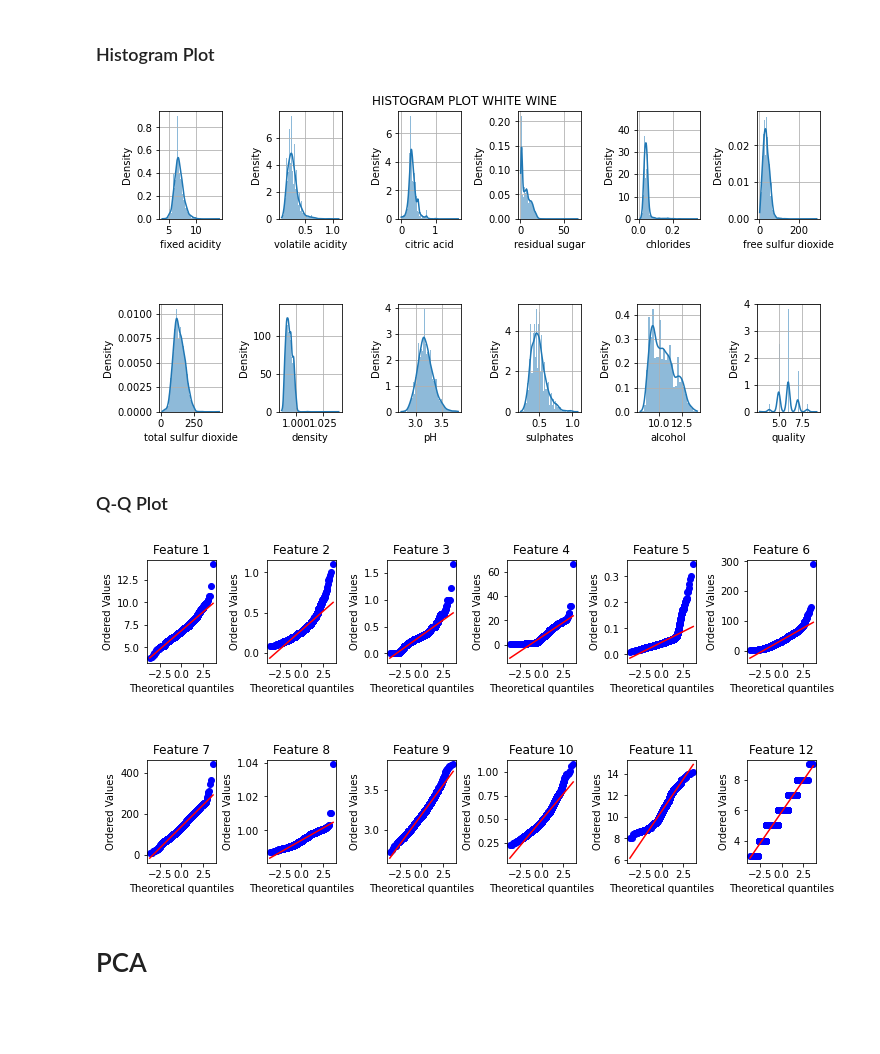
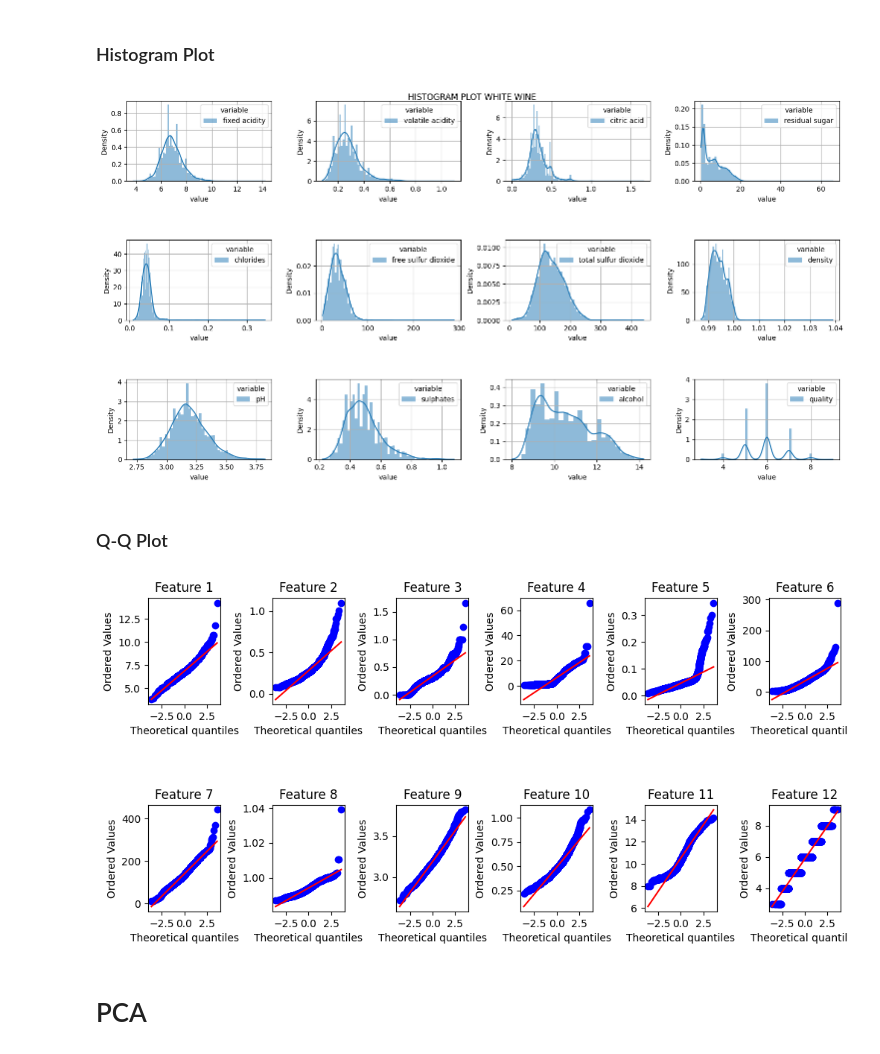
Before and after one commit to MarcoMungaiCoppolino/Data-Science-Portfolio, a Jupyter notebook: Wine_Quality/notebooks/01-first-logical-notebook.ipynb, the cells around one changed output. Cells and saved outputs as stored; diff of their text form; code cells hidden in the pictures; blank space fills up the shorter version.

```diff
--- a/Wine_Quality/notebooks/01-first-logical-notebook.ipynb
+++ b/Wine_Quality/notebooks/01-first-logical-notebook.ipynb
@@ -28,7 +28,7 @@ I vini vengono infatti divisi, tramite l' attributo 'quality' in 10 classi (da 1
 # %% [markdown]
 Si inizia con l' importare il primo database, rinominando le colonne e assicurandoci che i valori siano importati correttamente.
 # %%
-red_wine = pd.read_csv('Wine_Quality/data/cleaned/winequality-red.csv', sep=';', header=None).drop(0)
+red_wine = pd.read_csv('../data/cleaned/winequality-red.csv', sep=';', header=None).drop(0)
 
 col_names = ['fixed acidity', 'volatile acidity', 'citric acid', 'residual sugar', 'chlorides', 'free sulfur dioxide', 'total sulfur dioxide', 'density', 'pH', 'sulphates', 'alcohol', 'quality' ]
 rename_dict = {k: col_names[k] for k in range(12)}
@@ -116,7 +114,7 @@ plt.show()
 # %% [markdown]
 Si importa il secondo database, rinominando le colonne e assicurandoci che i valori siano importati correttamente.
 # %%
-white_wine = pd.read_csv('Data_Sets/winequality-white.CSV', sep=';', header=None).drop(0)
+white_wine = pd.read_csv('../data/cleaned//winequality-white.CSV', sep=';', header=None).drop(0)
 
 col_names = ['fixed acidity', 'volatile acidity', 'citric acid', 'residual sugar', 'chlorides', 'free sulfur dioxide', 'total sulfur dioxide', 'density', 'pH', 'sulphates', 'alcohol', 'quality' ]
 rename_dict = {k: col_names[k] for k in range(12)}
@@ -190,11 +188,11 @@ from scipy.stats import normaltest
 # %% [markdown]
 ###  Histogram Plot
 # %%
-Hfig_redwine, ax = plt.subplots(ncols=6, nrows=2, figsize=(10,5))
+Hfig_redwine, ax = plt.subplots(ncols=4, nrows=3, figsize=(15,8))
 index = 0
 ax = ax.flatten()
 for col, value in red_wine.items():
-    sns.histplot(value, ax=ax[index], kde=True, stat="density", linewidth=0)
+    sns.histplot(data=red_wine.loc[:, [col]].melt(), hue="variable", x="value", ax=ax[index], kde=True, stat="density", linewidth=0)
     ax[index].grid()
     index += 1
 
@@ -226,17 +224,17 @@ plt.show()
 # %% [markdown]
 ###  Histogram Plot
 # %%
-Hfig_whitewine, ax = plt.subplots(ncols=6, nrows=2, figsize=(10,5))
+Hfig_whitewine, ax = plt.subplots(ncols=4, nrows=3, figsize=(15,8))
 index = 0
 ax = ax.flatten()
 for col, value in white_wine.items():
-    sns.histplot(value, ax=ax[index], kde=True, stat="density", linewidth=0)
+    sns.histplot(data=white_wine.loc[:, [col]].melt(), hue="variable", x="value", ax=ax[index], kde=True, stat="density", linewidth=0)
     ax[index].grid()
     index += 1
 Hfig_whitewine.suptitle('HISTOGRAM PLOT WHITE WINE')
 plt.tight_layout(pad=0.5, w_pad=0.7, h_pad=5.0)
 # %% [output]
-[figure, old version]
+[figure, new version]
 # %% [markdown]
 ### Q-Q Plot
 # %%
@@ -251,7 +249,7 @@ QQfig_redwine.suptitle('Q-Q PLOT WHITE WINE')
 plt.tight_layout(pad=0.5, w_pad=0.7, h_pad=5.0)
 plt.show()
 # %% [output]
-[figure, old version]
+[figure, new version]
 # %% [markdown]
 # PCA
 # %%
```
Also changed, not shown: parts of 9 cells of this notebook, 11 other files.
